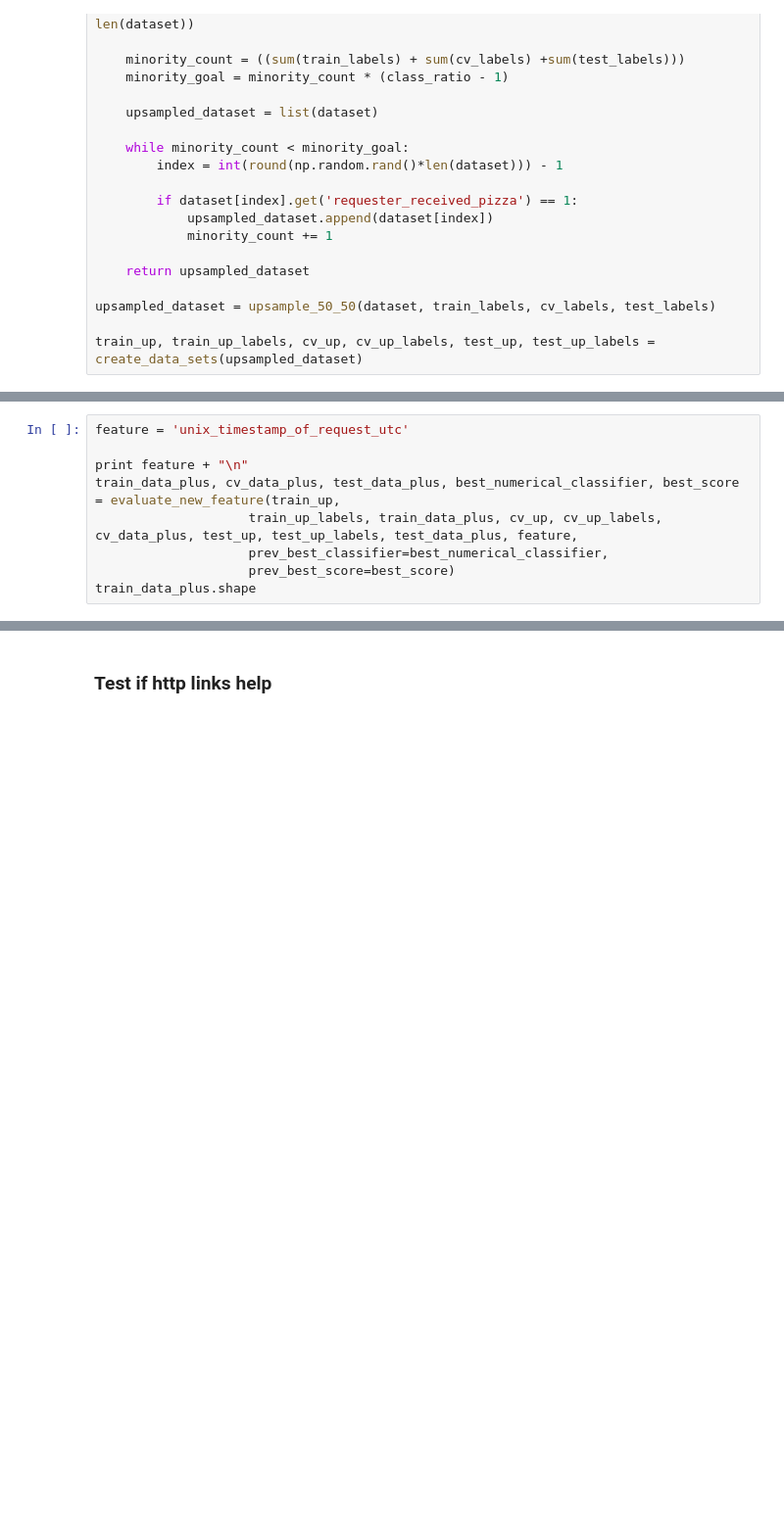
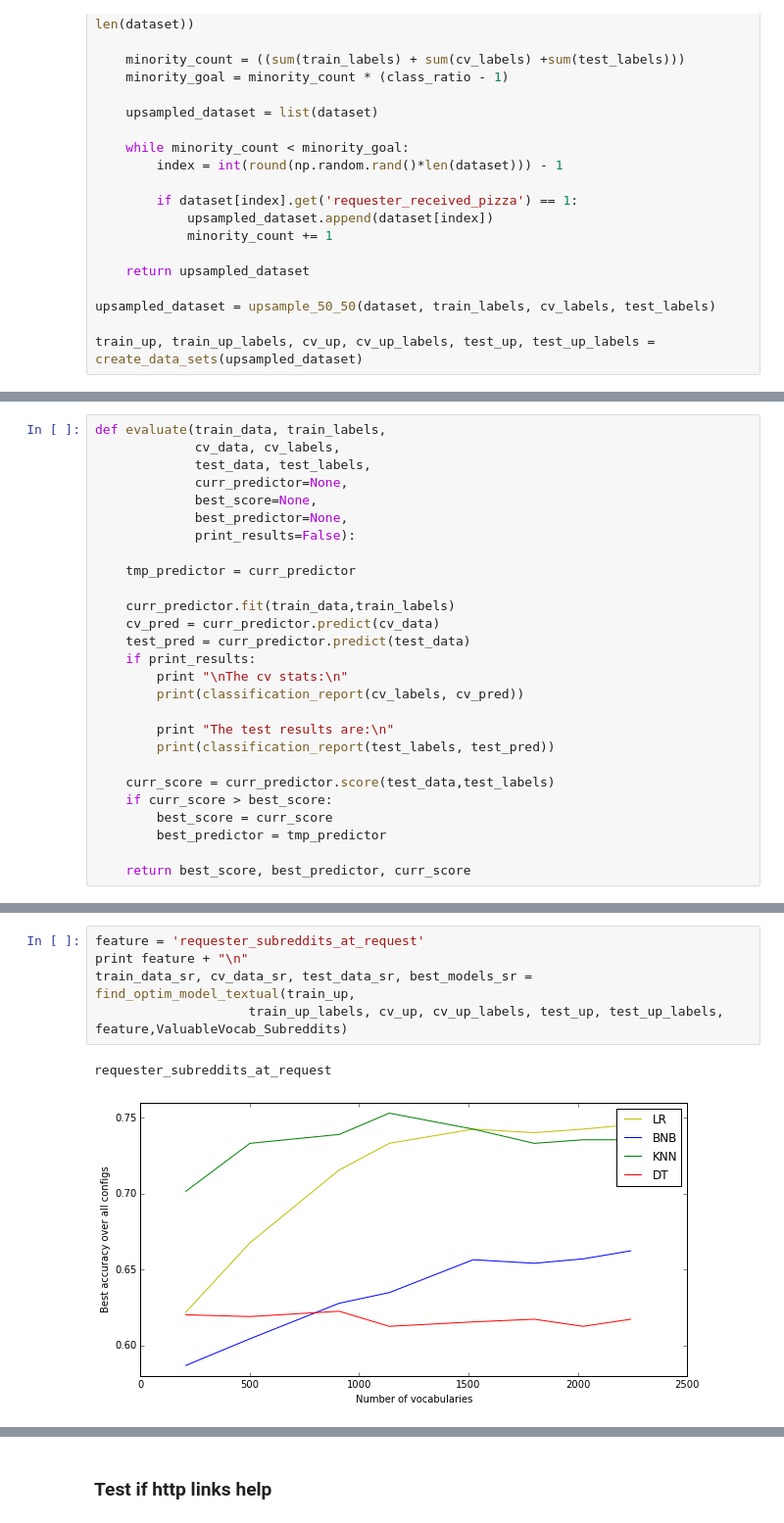
Before and after one commit to denisvrdoljak/pizzalearning, a Jupyter notebook: NLP Upsampled Pruned Ensembled Fitchecked.ipynb, the cells around one changed output, grey strips where cells are left out. Shown at 98% size. Saved outputs shown, nothing was run; the diff lists cells and outputs as text; blank space fills up the shorter version.

```diff
--- a/NLP Upsampled Pruned Ensembled Fitchecked.ipynb
+++ b/NLP Upsampled Pruned Ensembled Fitchecked.ipynb
@@ -1139,9 +185,0 @@ DecisionTreeClassifier(class_weight=None, criterion='gini', max_depth=50,
-# %%
-feature = 'unix_timestamp_of_request_utc'
-
-print feature + "\n"
-train_data_plus, cv_data_plus, test_data_plus, best_numerical_classifier, best_score = evaluate_new_feature(train_up,
-                    train_up_labels, train_data_plus, cv_up, cv_up_labels, cv_data_plus, test_up, test_up_labels, test_data_plus, feature,
-                    prev_best_classifier=best_numerical_classifier,
-                    prev_best_score=best_score)
-train_data_plus.shape
@@ -1220,0 +420,27 @@ DecisionTreeClassifier(class_weight=None, criterion='gini', max_depth=32,
+# %%
+def evaluate(train_data, train_labels,
+             cv_data, cv_labels,
+             test_data, test_labels,
+             curr_predictor=None,
+             best_score=None,
+             best_predictor=None,
+             print_results=False):
+
+    tmp_predictor = curr_predictor
+
+    curr_predictor.fit(train_data,train_labels)
+    cv_pred = curr_predictor.predict(cv_data)
+    test_pred = curr_predictor.predict(test_data)
+    if print_results:
+        print "\nThe cv stats:\n"
+        print(classification_report(cv_labels, cv_pred))
+
+        print "The test results are:\n"
+        print(classification_report(test_labels, test_pred))
+
+    curr_score = curr_predictor.score(test_data,test_labels)
+    if curr_score > best_score:
+        best_score = curr_score
+        best_predictor = tmp_predictor
+
+    return best_score, best_predictor, curr_score
@@ -1220,0 +562,8 @@ DecisionTreeClassifier(class_weight=None, criterion='gini', max_depth=32,
+# %%
+feature = 'requester_subreddits_at_request'
+print feature + "\n"
+train_data_sr, cv_data_sr, test_data_sr, best_models_sr = find_optim_model_textual(train_up,
+                    train_up_labels, cv_up, cv_up_labels, test_up, test_up_labels, feature,ValuableVocab_Subreddits)
+# %% [output]
+requester_subreddits_at_request
+[figure, added]
```
Also changed, not shown: parts of 45 cells of this notebook.
